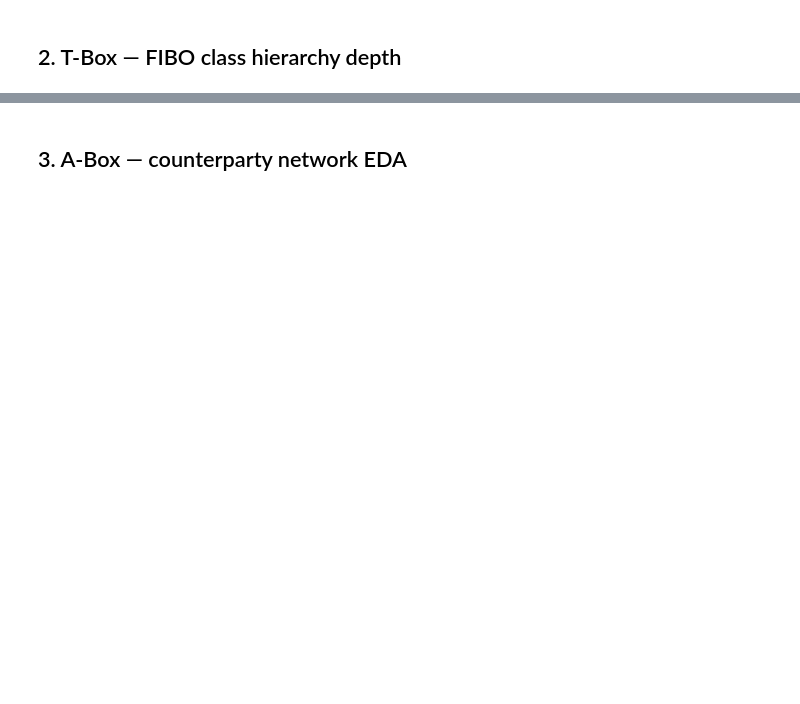
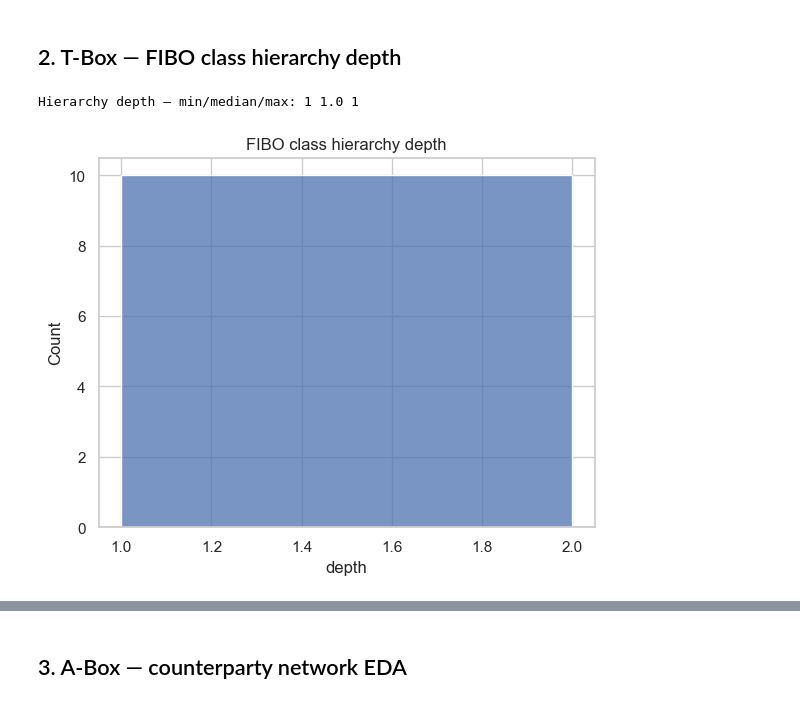
Before and after one commit to lavishlyinspired/Finology, a Jupyter notebook: notebooks/fibo_eda.ipynb, the cells around one changed output, grey strips where cells are left out. Saved outputs shown, nothing was run; the diff lists cells and outputs as text; code cells hidden in the pictures; blank space fills up the shorter version.

```diff
--- a/notebooks/fibo_eda.ipynb
+++ b/notebooks/fibo_eda.ipynb
@@ -36,3 +74,8 @@ q('RETURN 1 AS ok')
 # %%
-labels = q('CALL db.labels() YIELD label CALL { WITH label MATCH (n) WHERE label IN labels(n) RETURN count(n) AS c } RETURN label, c ORDER BY c DESC')
+labels = q('CALL db.labels() YIELD label ' \
+'CALL ' \
+'{ WITH label MATCH (n) ' \
+'WHERE label IN labels(n) ' \
+'RETURN count(n) AS c } ' \
+'RETURN label, c ORDER BY c DESC')
 labels
@@ -51,14 +132,24 @@ plt.tight_layout(); plt.show()
 # %% [markdown]
 ## 2. T-Box — FIBO class hierarchy depth
 # %%
-tbox = q("""
-MATCH path = (leaf:Class)-[:SCO*]->(root:Class)
-WHERE NOT (leaf)<-[:SCO]-(:Class) AND NOT (root)-[:SCO]->(:Class)
-RETURN length(path) AS depth
-""")
-if not tbox.empty:
-    print('Hierarchy depth — min/median/max:', tbox.depth.min(), tbox.depth.median(), tbox.depth.max())
-    sns.histplot(tbox.depth, bins=range(1, tbox.depth.max()+2)); plt.title('FIBO class hierarchy depth'); plt.show()
+
+# Guard: only query if :Class label is present (requires 10_load_fibo.cypher)
+if 'Class' in labels['label'].values:
+    tbox = q("""
+    MATCH path = (leaf:Class)-[:SCO*]->(root:Class)
+    WHERE NOT (leaf)<-[:SCO]-(:Class) AND NOT (root)-[:SCO]->(:Class)
+    RETURN length(path) AS depth
+    """)
+    if not tbox.empty:
+        print('Hierarchy depth — min/median/max:', tbox.depth.min(), tbox.depth.median(), tbox.depth.max())
+        sns.histplot(tbox.depth, bins=range(1, tbox.depth.max()+2))
+        plt.title('FIBO class hierarchy depth'); plt.show()
+    else:
+        print('No hierarchy paths found.')
 else:
-    print('No :Class nodes — load the FIBO ontology first.')
+    tbox = pd.DataFrame()
+    print('No :Class nodes — load the FIBO ontology first (run 10_load_fibo.cypher).')
+# %% [output]
+Hierarchy depth — min/median/max: 1 1.0 1
+[figure, added]
 # %%
```
Also changed, not shown: parts of 32 cells of this notebook, 35 other files.
